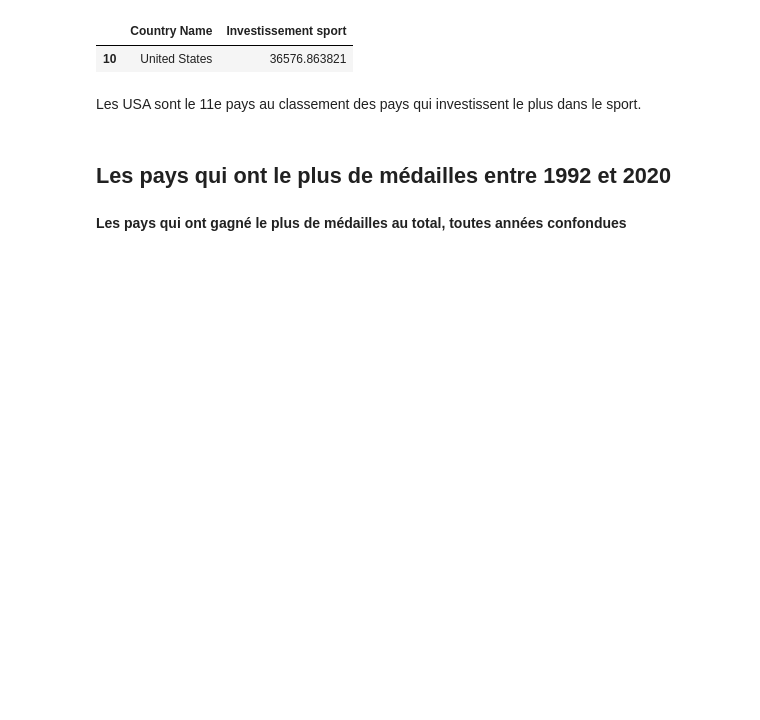
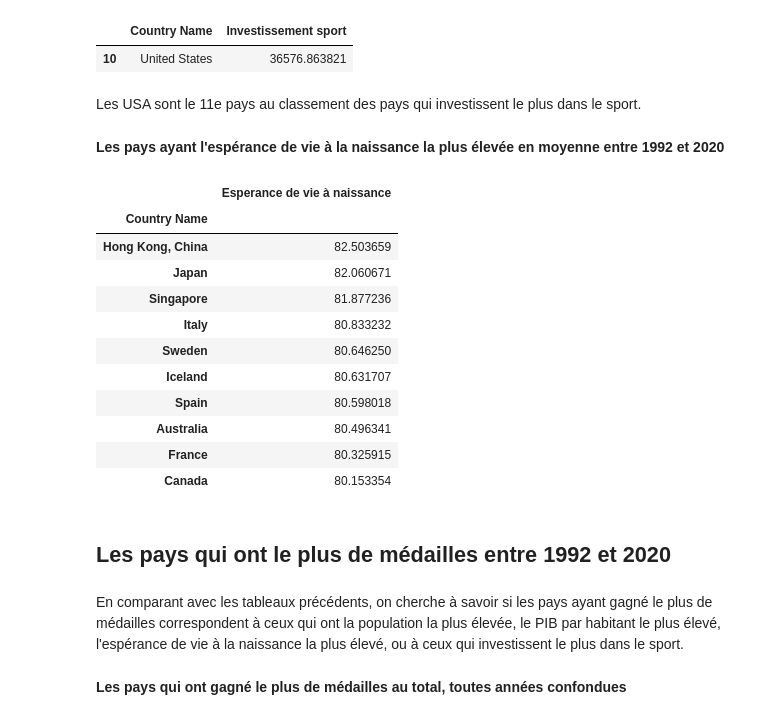
Before and after one commit to clemencebriodeau/Projet-python, a Jupyter notebook: Visualisation.ipynb, the cells around one changed output. Cells and saved outputs as stored; diff of their text form; code cells hidden in the pictures; blank space fills up the shorter version.

```diff
--- a/Visualisation.ipynb
+++ b/Visualisation.ipynb
@@ -120,8 +140,28 @@ Invest_sport_max[Invest_sport_max['Country Name'] == "United States"]
 | 10 | United States | 36576.863821 |
 # %% [markdown]
 Les USA sont le 11e pays au classement des pays qui investissent le plus dans le sport.
+# %% [markdown]
+**Les pays ayant l'espérance de vie à la naissance la plus élevée en moyenne entre 1992 et 2020**
+# %%
+Esperance_vie = df.groupby('Country Name').agg({'Esperance de vie à naissance': "mean"}).sort_values('Esperance de vie à naissance', ascending = False).head(10)
+Esperance_vie
+# %% [output]
+|  | Esperance de vie à naissance |
+| Country Name |  |
+| Hong Kong, China | 82.503659 |
+| Japan | 82.060671 |
+| Singapore | 81.877236 |
+| Italy | 80.833232 |
+| Sweden | 80.646250 |
+| Iceland | 80.631707 |
+| Spain | 80.598018 |
+| Australia | 80.496341 |
+| France | 80.325915 |
+| Canada | 80.153354 |
 # %% [markdown]
 ## Les pays qui ont le plus de médailles entre 1992 et 2020
+# %% [markdown]
+En comparant avec les tableaux précédents, on cherche à savoir si les pays ayant gagné le plus de médailles correspondent à ceux qui ont la population la plus élevée, le PIB par habitant le plus élevé, l'espérance de vie à la naissance la plus élevé, ou à ceux qui investissent le plus dans le sport.
 # %% [markdown]
 **Les pays qui ont gagné le plus de médailles au total, toutes années confondues**
 # %%
```
Also changed, not shown: parts of 5 cells of this notebook.
